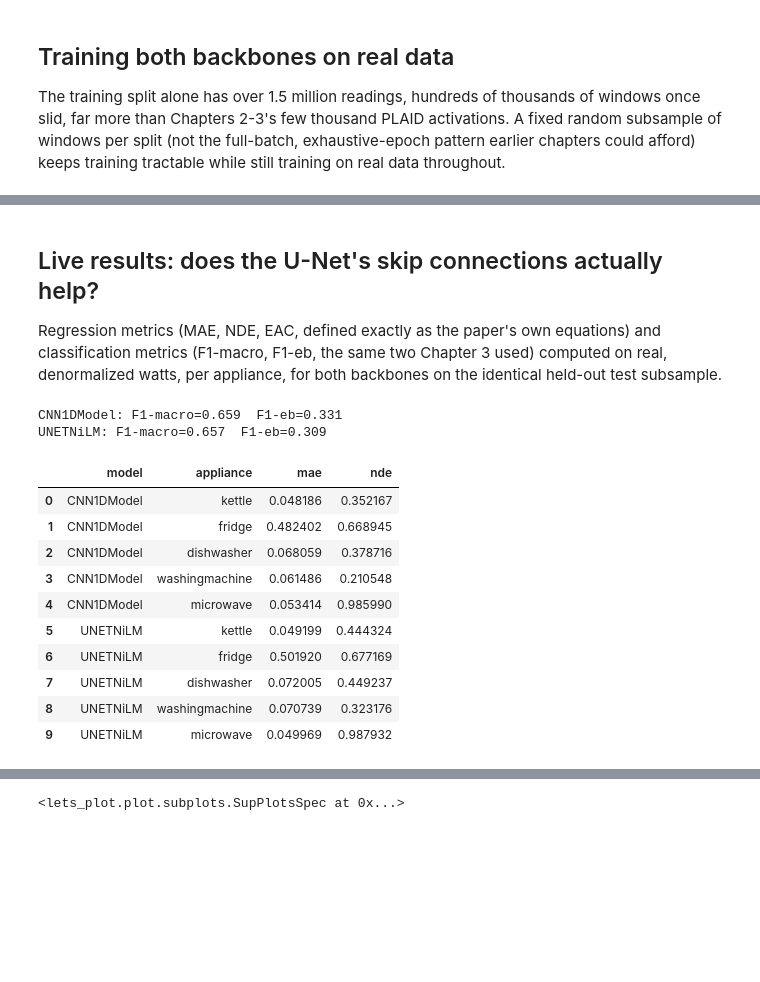
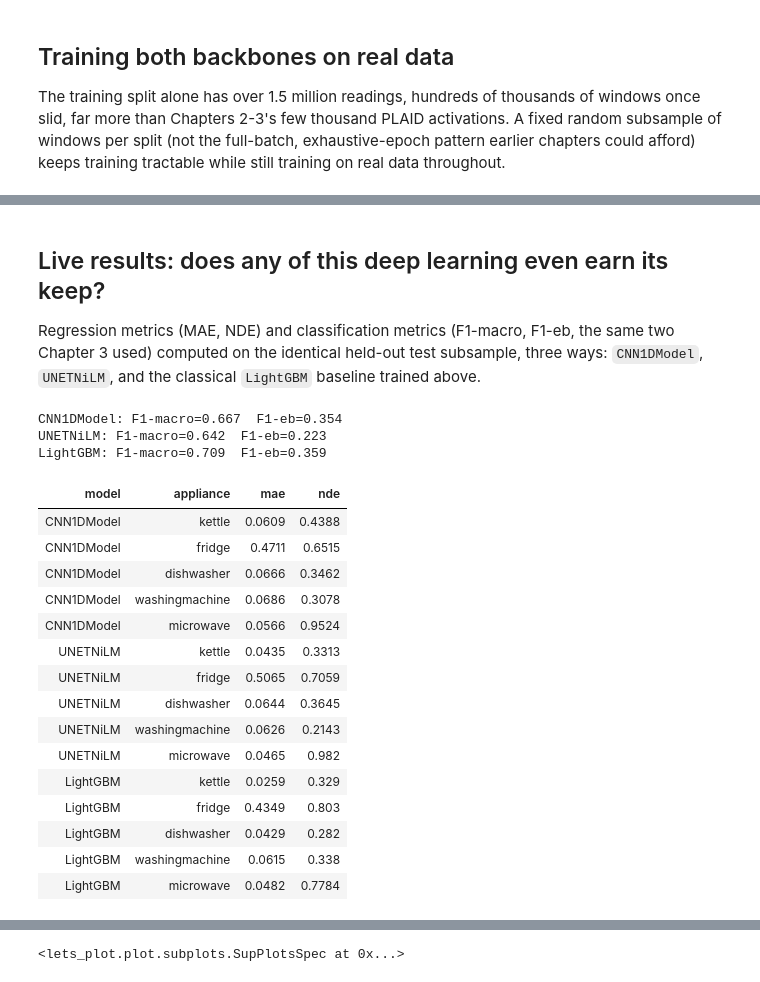
Before and after one commit to sambaiga/ml-energy-disaggregation, a Jupyter notebook: book/02-disaggregation/04-multi-task-low-frequency-code.ipynb, the cells around one changed output, grey strips where cells are left out. Cells and saved outputs as stored; diff of their text form; code cells hidden in the pictures; blank space fills up the shorter version.

```diff
--- a/book/02-disaggregation/04-multi-task-low-frequency-code.ipynb
+++ b/book/02-disaggregation/04-multi-task-low-frequency-code.ipynb
@@ -533,52 +597,64 @@ UNETNiLM final losses: 0.10288497837989227 0.03371458723569465
 # %% [markdown]
-## Live results: does the U-Net's skip connections actually help?
+## Live results: does any of this deep learning even earn its keep?
 
-Regression metrics (MAE, NDE, EAC, defined exactly as the paper's own
-equations) and classification metrics (F1-macro, F1-eb, the same two
-Chapter 3 used) computed on real, denormalized watts, per appliance, for
-both backbones on the identical held-out test subsample.
+Regression metrics (MAE, NDE) and classification metrics (F1-macro,
+F1-eb, the same two Chapter 3 used) computed on the identical held-out
+test subsample, three ways: `CNN1DModel`, `UNETNiLM`, and the classical
+`LightGBM` baseline trained above.
 # %%
+from ark.plot.gt_style import themed_gt
+
+MODEL_NAMES = ["CNN1DModel", "UNETNiLM", "LightGBM"]
+
+
 def mae(y_true: np.ndarray, y_pred: np.ndarray) -> np.ndarray:
     return np.abs(y_pred - y_true).mean(axis=0)
 
 
 def nde(y_true: np.ndarray, y_pred: np.ndarray) -> np.ndarray:
     return ((y_pred - y_true) ** 2).sum(axis=0) / (y_true**2).sum(axis=0)
 
 
 rows = []
-for name, result in [("CNN1DModel", cnn_result), ("UNETNiLM", unet_result)]:
+for name, result in [("CNN1DModel", cnn_result), ("UNETNiLM", unet_result), ("LightGBM", lgbm_result)]:
     y_true = result["y_power_true"]
     y_pred = result["y_power_pred"]
     mae_vals = mae(y_true, y_pred)
     nde_vals = nde(y_true, y_pred)
     f1_eb = f1_score(result["y_state_true"], result["y_state_pred"], average="samples", zero_division=0)
     f1_macro = f1_score(result["y_state_true"], result["y_state_pred"], average="macro", zero_division=0)
     for i, name_appliance in enumerate(appliances):
         rows.append(
             {
                 "model": name,
                 "appliance": name_appliance,
                 "mae": mae_vals[i],
                 "nde": nde_vals[i],
             }
         )
     print(f"{name}: F1-macro={f1_macro:.3f}  F1-eb={f1_eb:.3f}")
 
 metrics_df = pd.DataFrame(rows)
+metrics_df["model"] = pd.Categorical(metrics_df["model"], categories=MODEL_NAMES, ordered=True)
 metrics_df["appliance"] = pd.Categorical(metrics_df["appliance"], categories=appliances, ordered=True)
-metrics_df
+themed_gt(metrics_df.round(4))
 # %% [output]
-CNN1DModel: F1-macro=0.659  F1-eb=0.331
-UNETNiLM: F1-macro=0.657  F1-eb=0.309
+CNN1DModel: F1-macro=0.667  F1-eb=0.354
+UNETNiLM: F1-macro=0.642  F1-eb=0.223
+LightGBM: F1-macro=0.709  F1-eb=0.359
-|  | model | appliance | mae | nde |
-| 0 | CNN1DModel | kettle | 0.048186 | 0.352167 |
-| 1 | CNN1DModel | fridge | 0.482402 | 0.668945 |
-| 2 | CNN1DModel | dishwasher | 0.068059 | 0.378716 |
-| 3 | CNN1DModel | washingmachine | 0.061486 | 0.210548 |
-| 4 | CNN1DModel | microwave | 0.053414 | 0.985990 |
-| 5 | UNETNiLM | kettle | 0.049199 | 0.444324 |
-| 6 | UNETNiLM | fridge | 0.501920 | 0.677169 |
-| 7 | UNETNiLM | dishwasher | 0.072005 | 0.449237 |
-| 8 | UNETNiLM | washingmachine | 0.070739 | 0.323176 |
-| 9 | UNETNiLM | microwave | 0.049969 | 0.987932 |
+| model | appliance | mae | nde |
+| CNN1DModel | kettle | 0.0609 | 0.4388 |
+| CNN1DModel | fridge | 0.4711 | 0.6515 |
+| CNN1DModel | dishwasher | 0.0666 | 0.3462 |
+| CNN1DModel | washingmachine | 0.0686 | 0.3078 |
+| CNN1DModel | microwave | 0.0566 | 0.9524 |
+| UNETNiLM | kettle | 0.0435 | 0.3313 |
+| UNETNiLM | fridge | 0.5065 | 0.7059 |
+| UNETNiLM | dishwasher | 0.0644 | 0.3645 |
+| UNETNiLM | washingmachine | 0.0626 | 0.2143 |
+| UNETNiLM | microwave | 0.0465 | 0.982 |
+| LightGBM | kettle | 0.0259 | 0.329 |
+| LightGBM | fridge | 0.4349 | 0.803 |
+| LightGBM | dishwasher | 0.0429 | 0.282 |
+| LightGBM | washingmachine | 0.0615 | 0.338 |
+| LightGBM | microwave | 0.0482 | 0.7784 |
```
Also changed, not shown: parts of 9 cells of this notebook, 3 other files.
